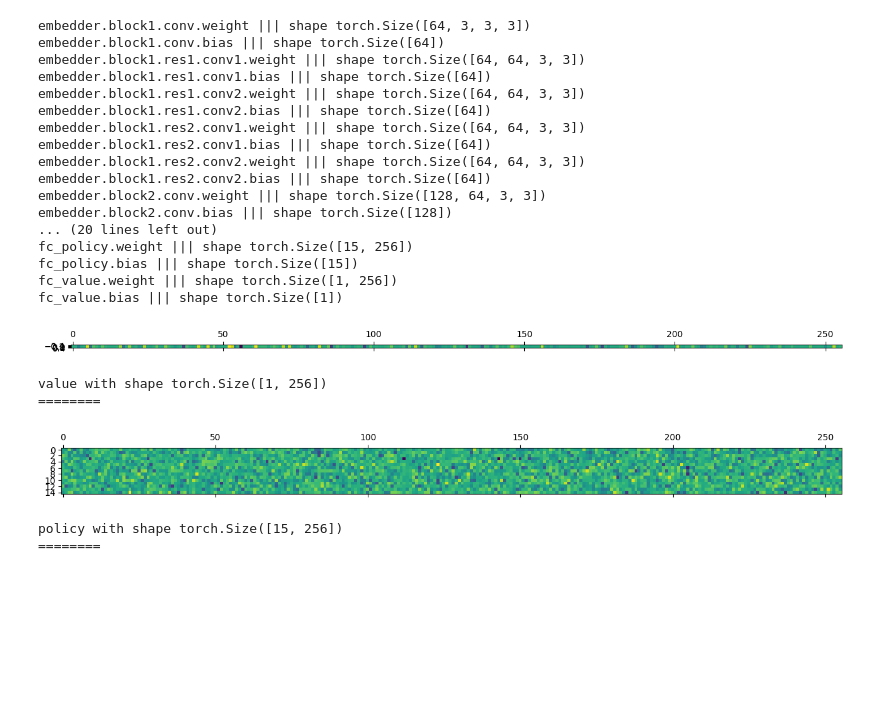
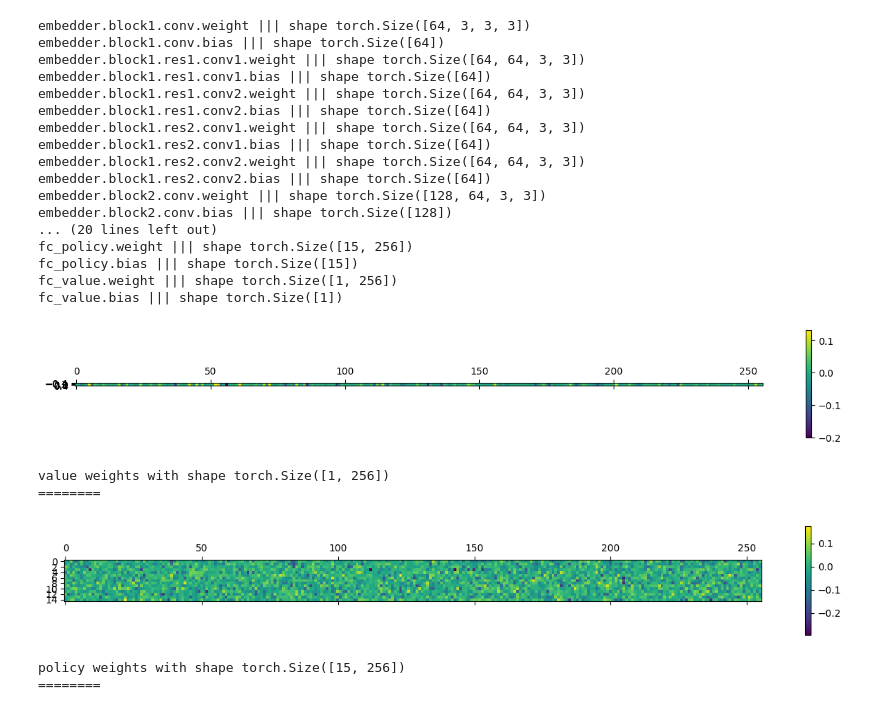
Before and after one commit to alexander-turner/MechInt, a Jupyter notebook: load-model.ipynb, the cells around one changed output. Drawn from its saved outputs; the diff is of its cells as text; code cells hidden in the pictures; blank space fills up the shorter version.

```diff
--- a/load-model.ipynb
+++ b/load-model.ipynb
@@ -15,12 +15,6 @@ import matplotlib.pyplot as plt
 model_SD = model['model_state_dict']
 for k, v in model_SD.items():
     print(f'{k} ||| shape {v.shape}')
-
-for head in ('value', 'policy'):
-    v = model_SD[f'fc_{head}.weight']
-    plt.matshow(v)
-    plt.show()
-    print(f'{head} weights with shape {v.shape}\n========')
 # %% [output]
 embedder.block1.conv.weight ||| shape torch.Size([64, 3, 3, 3])
 embedder.block1.conv.bias ||| shape torch.Size([64])
@@ -39,9 +33,18 @@ fc_policy.weight ||| shape torch.Size([15, 256])
 fc_policy.bias ||| shape torch.Size([15])
 fc_value.weight ||| shape torch.Size([1, 256])
 fc_value.bias ||| shape torch.Size([1])
-[figure, removed]
-value with shape torch.Size([1, 256])
-========
-[figure, removed]
-policy with shape torch.Size([15, 256])
-========
+# %%
+# Show weights for the network heads
+for head in ('value', 'policy'):
+    v = model_SD[f'fc_{head}.weight']
+    plt.matshow(v)
+    plt.colorbar()
+    plt.show()
+    print(f'{head} weights with shape {v.shape}\n========')
+# %% [output]
+[figure, added]
+value weights with shape torch.Size([1, 256])
+========
+[figure, added]
+policy weights with shape torch.Size([15, 256])
+========
```
Also changed, not shown: 1 other file.
